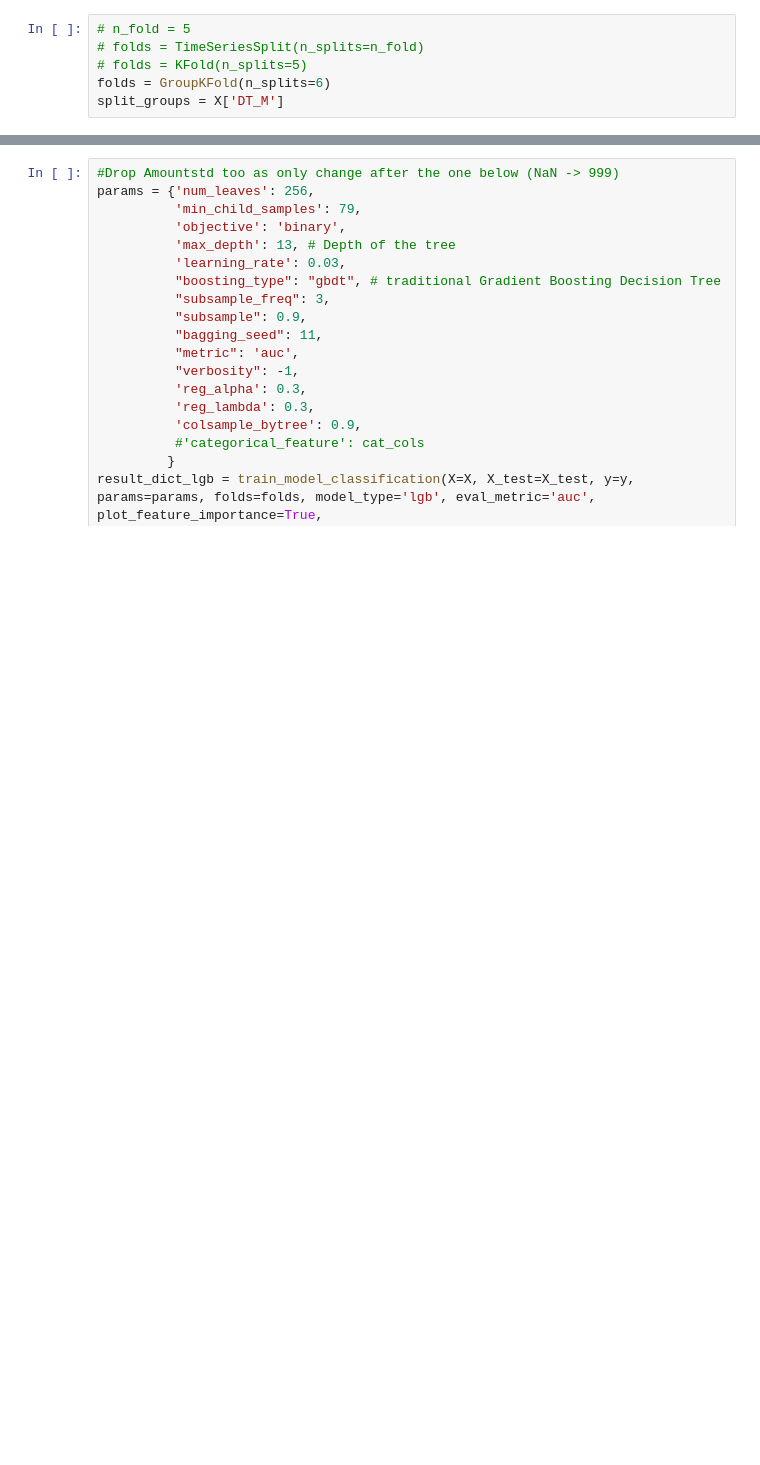
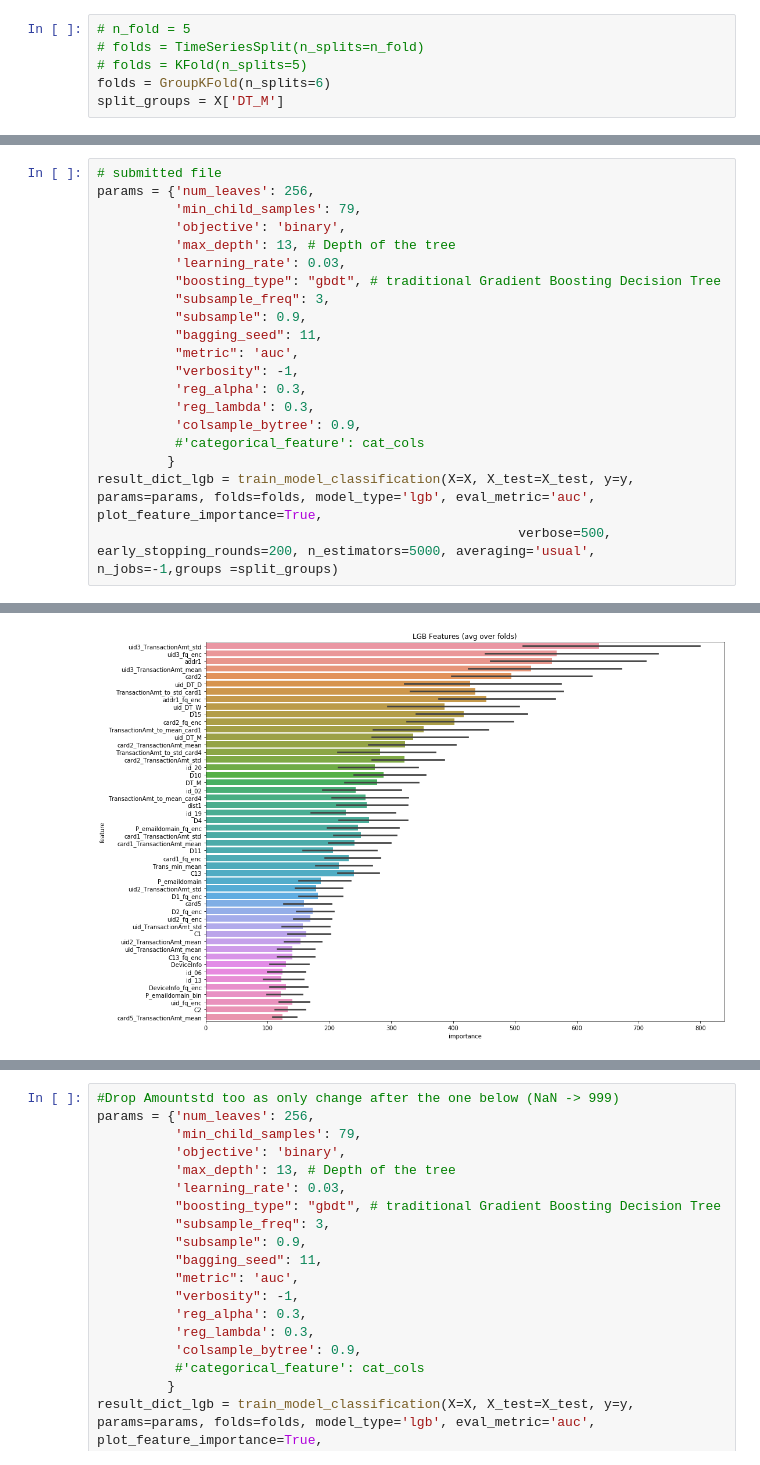
Before and after one commit to Noixas/Fraud-Detection-Kaggle, a Jupyter notebook: Code/fraud_detection_kernel_with_additional_FE.ipynb, the cells around one changed output, grey strips where cells are left out. Saved outputs shown, nothing was run; the diff lists cells and outputs as text; blank space fills up the shorter version.

```diff
--- a/Code/fraud_detection_kernel_with_additional_FE.ipynb
+++ b/Code/fraud_detection_kernel_with_additional_FE.ipynb
@@ -713,0 +798,21 @@ split_groups = X['DT_M']
+# %%
+# submitted file
+params = {'num_leaves': 256,
+          'min_child_samples': 79,
+          'objective': 'binary',
+          'max_depth': 13, # Depth of the tree
+          'learning_rate': 0.03,
+          "boosting_type": "gbdt", # traditional Gradient Boosting Decision Tree
+          "subsample_freq": 3,
+          "subsample": 0.9,
+          "bagging_seed": 11,
+          "metric": 'auc',
+          "verbosity": -1,
+          'reg_alpha': 0.3,
+          'reg_lambda': 0.3,
+          'colsample_bytree': 0.9,
+          #'categorical_feature': cat_cols
+         }
+result_dict_lgb = train_model_classification(X=X, X_test=X_test, y=y, params=params, folds=folds, model_type='lgb', eval_metric='auc', plot_feature_importance=True,
+                                                      verbose=500, early_stopping_rounds=200, n_estimators=5000, averaging='usual', n_jobs=-1,groups =split_groups)
+# %% [output]
@@ -713,0 +836 @@ split_groups = X['DT_M']
+[figure, added]
```
Also changed, not shown: parts of 19 cells of this notebook, 1 other file.
